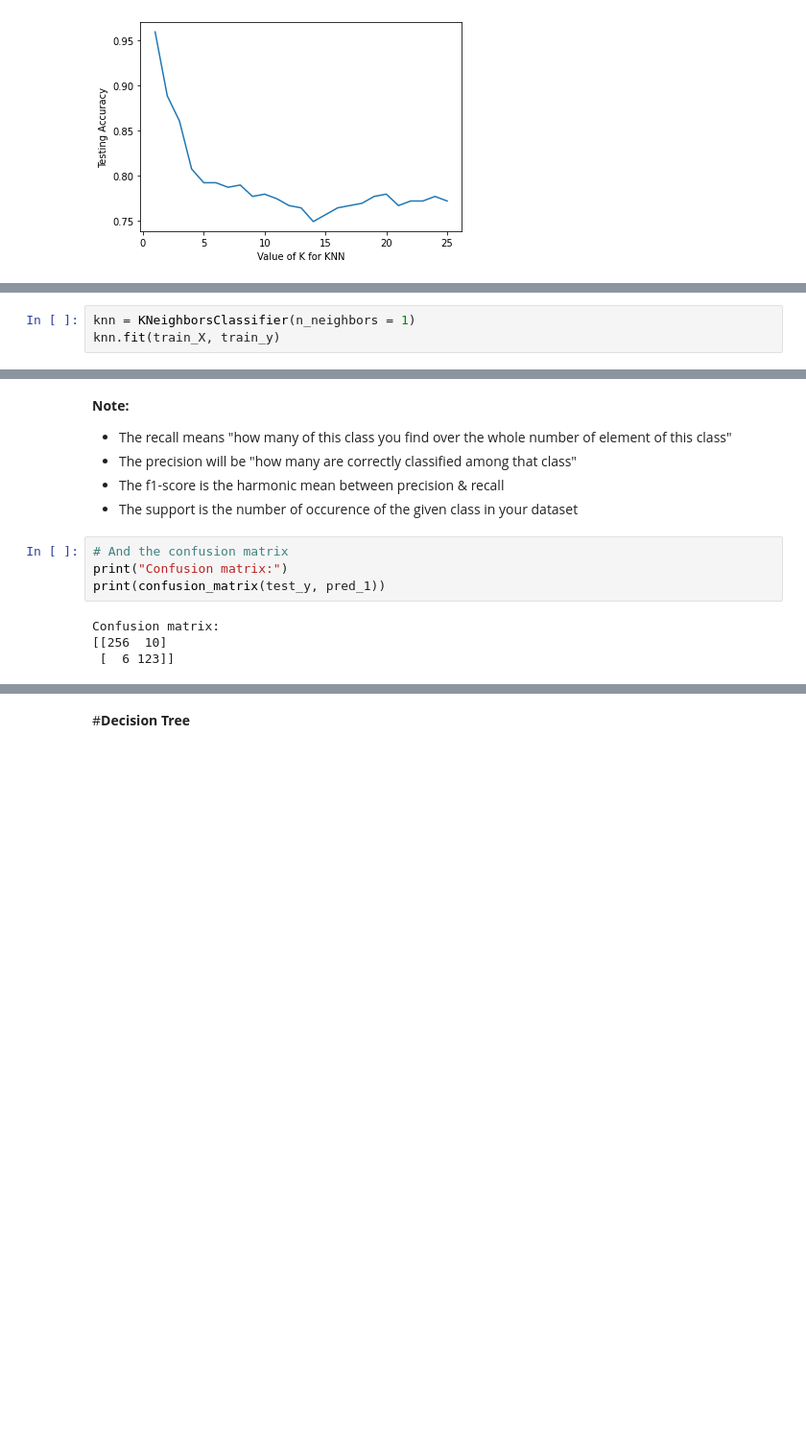
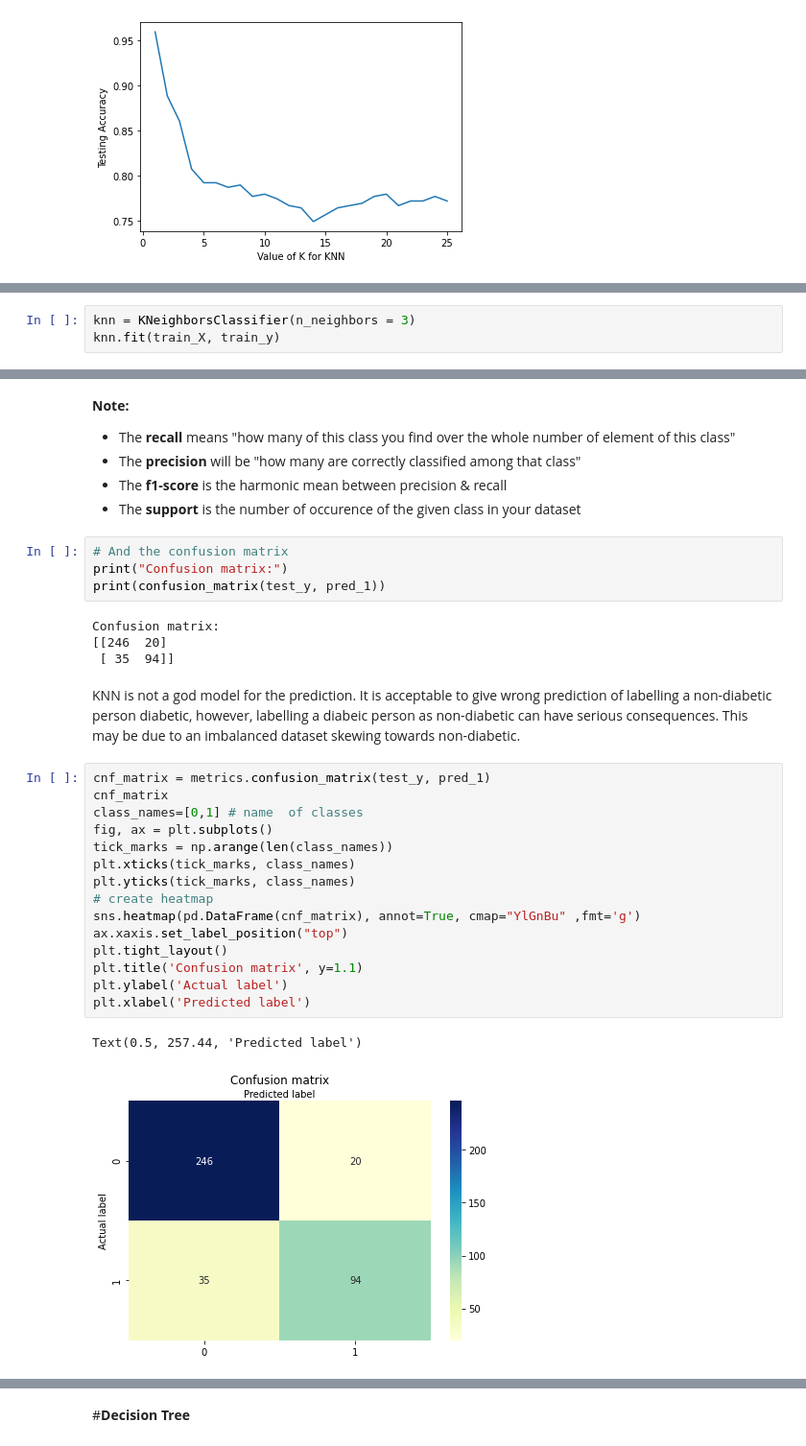
Before and after one commit to Isabelle-Thong/WMU102-assignment, a Jupyter notebook: ML_final.ipynb, the cells around one changed output, grey strips where cells are left out. Shown at 96% size. Saved outputs shown, nothing was run; the diff lists cells and outputs as text; blank space fills up the shorter version.

```diff
--- a/ML_final.ipynb
+++ b/ML_final.ipynb
@@ -573,5 +618,5 @@ From the result, we choose **k = 1** since it gives the highest accuracy.
 # %%
-knn = KNeighborsClassifier(n_neighbors = 1)
+knn = KNeighborsClassifier(n_neighbors = 3)
 knn.fit(train_X, train_y)
 # %% [output]
 KNeighborsClassifier(algorithm='auto', leaf_size=30, metric='minkowski',
@@ -616,17 +661,37 @@ weighted avg       0.96      0.96      0.96       395
 # %% [markdown]
 **Note:**
-* The recall means "how many of this class you find over the whole number of element of this class"
-* The precision will be "how many are correctly classified among that class"
-* The f1-score is the harmonic mean between precision & recall
-* The support is the number of occurence of the given class in your dataset
+* The **recall** means "how many of this class you find over the whole number of element of this class"
+* The **precision** will be "how many are correctly classified among that class"
+* The **f1-score** is the harmonic mean between precision & recall
+* The **support** is the number of occurence of the given class in your dataset
 # %%
 # And the confusion matrix
 print("Confusion matrix:")
 print(confusion_matrix(test_y, pred_1))
 # %% [output]
 Confusion matrix:
-[[256  10]
- [  6 123]]
+[[246  20]
+ [ 35  94]]
+# %% [markdown]
+KNN is not a god model for the prediction. It is acceptable to give wrong prediction of labelling a non-diabetic person diabetic, however, labelling a diabeic person as non-diabetic can have serious consequences. This may be due to an imbalanced dataset skewing towards non-diabetic.
+# %%
+cnf_matrix = metrics.confusion_matrix(test_y, pred_1)
+cnf_matrix
+class_names=[0,1] # name  of classes
+fig, ax = plt.subplots()
+tick_marks = np.arange(len(class_names))
+plt.xticks(tick_marks, class_names)
+plt.yticks(tick_marks, class_names)
+# create heatmap
+sns.heatmap(pd.DataFrame(cnf_matrix), annot=True, cmap="YlGnBu" ,fmt='g')
+ax.xaxis.set_label_position("top")
+plt.tight_layout()
+plt.title('Confusion matrix', y=1.1)
+plt.ylabel('Actual label')
+plt.xlabel('Predicted label')
+# %% [output]
+Text(0.5, 257.44, 'Predicted label')
+[figure, added]
 # %% [markdown]
 **Note:**
 A confusion matrix is a summary of prediction results on a classification problem. The number of correct and incorrect predictions are summarized with count values and broken down by each class.
```
Also changed, not shown: parts of 55 cells of this notebook.
